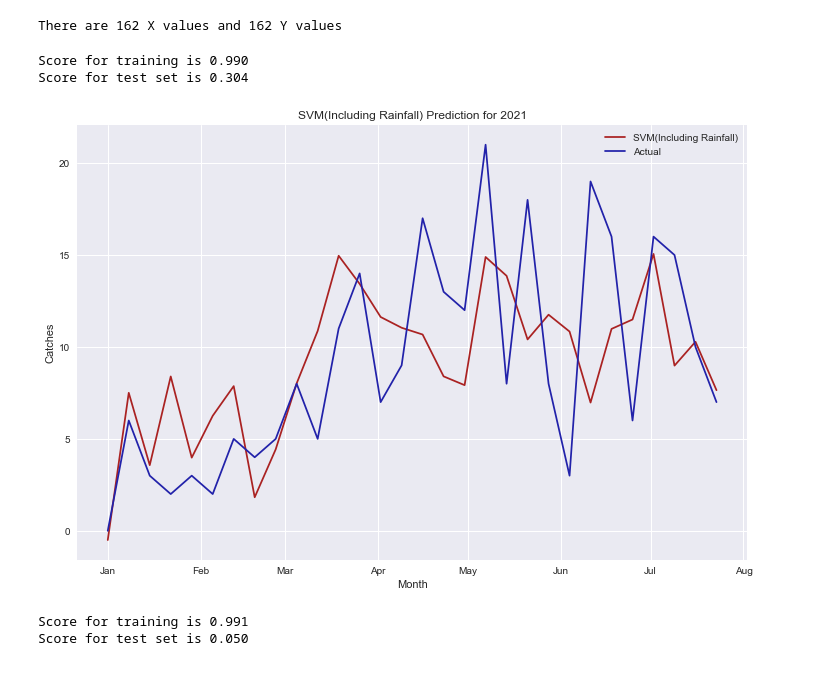
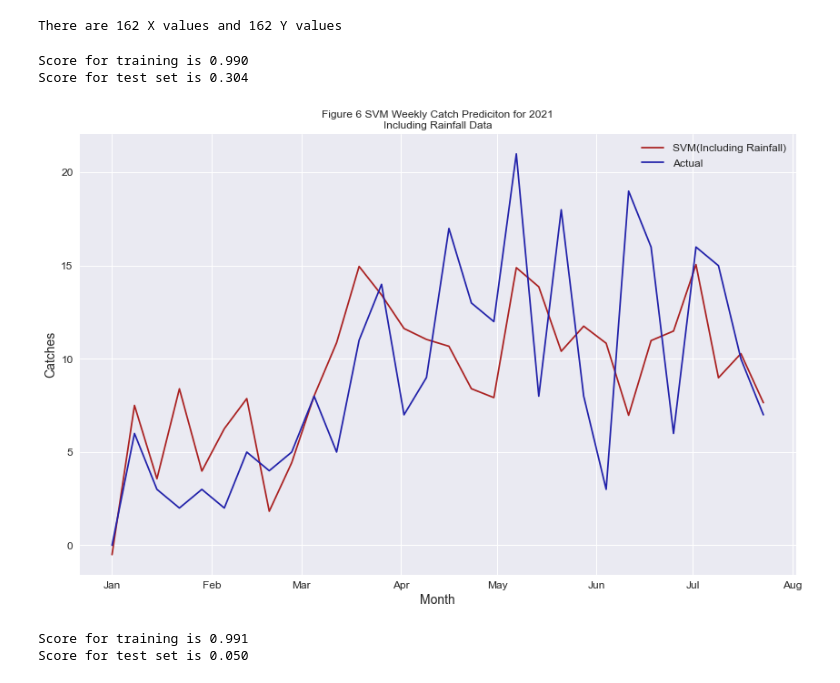
Before and after one commit to dqmcdonald/PredatorFreePortHills, a Jupyter notebook: Lunar Cycles.ipynb, the cells around one changed output. Drawn from its saved outputs; the diff is of its cells as text; code cells hidden in the pictures.

```diff
--- a/Lunar Cycles.ipynb
+++ b/Lunar Cycles.ipynb
@@ -208,11 +215,11 @@ fig, ax = plt.subplots(figsize=(12,8))
 ax.plot(rat_weekly_counts[2018], c="#CC3333", label="2018",lw=2)
 ax.plot(rat_weekly_counts[2019], c="#3333CC", label="2019",lw=2)
 ax.plot(rat_weekly_counts[2020], c="#33CC33", label="2020",lw=2)
-ax.set_title("Weekly Rat Catches Per Year (Outliers Removed)")
+ax.set_title("Figure 1. Weekly Rat Catches Per Year (Outliers Removed)")
 ax.set_xlabel("Week of Year")
 ax.set_ylabel("Catches per Week")
 ax.legend()
 plt.tight_layout()
-plt.savefig("plots/WeeklyCatchesPerYear.png")
+plt.savefig("plots/fig1_lunar_WeeklyCatchesPerYear.png")
 plt.show()
 # %% [output]
@@ -363,7 +373,7 @@ quarter_counts_df.describe()
 
 Try various regression models to see if the pattern in behaviour can be captured
 # %%
-def plot_prediction(year,y_pred,y_test,method):
+def plot_prediction(year,y_pred,y_test,method, filename=None, title=""):
     """
     Plot prediction between y_pred and y_test for 2021 data
     """
@@ -377,8 +387,14 @@ def plot_prediction(year,y_pred,y_test,method):
     ax.plot(wd,y_test, label="Actual",c="#2222AA")
     ax.set_xlabel("Month")
     ax.set_ylabel("Catches")
-    ax.set_title("{} Prediction for {}".format(method, year))
+    if title:
+        ax.set_title(title)
+    else:
+        ax.set_title("{} Prediction for {}".format(method, year))
     ax.legend()
+    if filename is not None:
+        plt.tight_layout()
+        plt.savefig(filename)
     plt.show()
 # %%
 # Combine the data from the three years:
@@ -662,11 +681,13 @@ y_test_rain = get_weekly_counts(catches_df,"Rat",[2021])[2021]
 y_test_rain = y_test_rain[:30]
 # %%
 svm_rain,y_pred_svm_rain = svm_model(X_rain,y_rain,X_test_rain,y_test_rain)
-plot_prediction(2021,y_pred_svm_rain,y_test_rain,"SVM(Including Rainfall)")
+plot_prediction(2021,y_pred_svm_rain,y_test_rain,"SVM(Including Rainfall)",
+                title="Figure 6 SVM Weekly Catch Prediciton for 2021\nIncluding Rainfall Data",
+               filename="plots/fig6_lunar_svm_with_rainfall")
 # %% [output]
 Score for training is 0.990
 Score for test set is 0.304
-[figure, old version]
+[figure, new version]
 # %%
 # First 2/3 of the training data:
 IDX = 108
```
Also changed, not shown: parts of 20 cells of this notebook, 3 other files.
